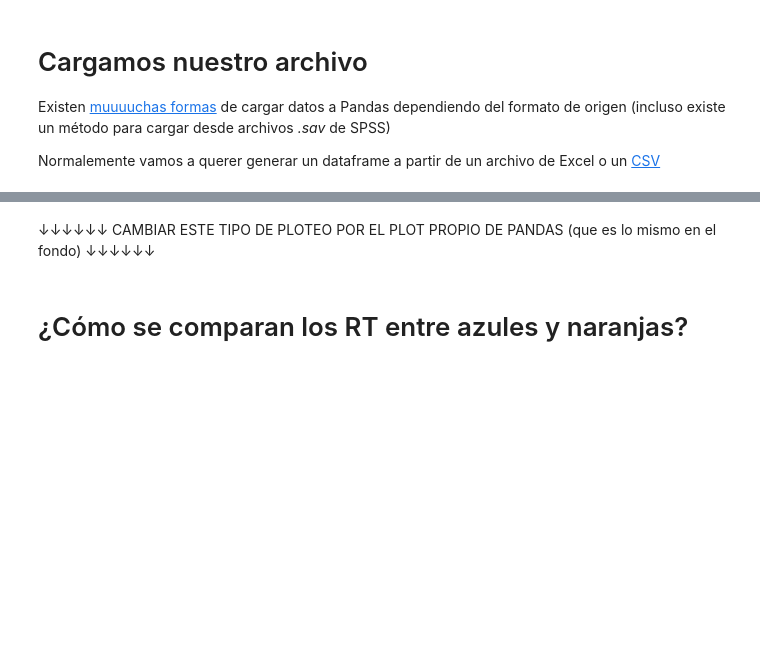
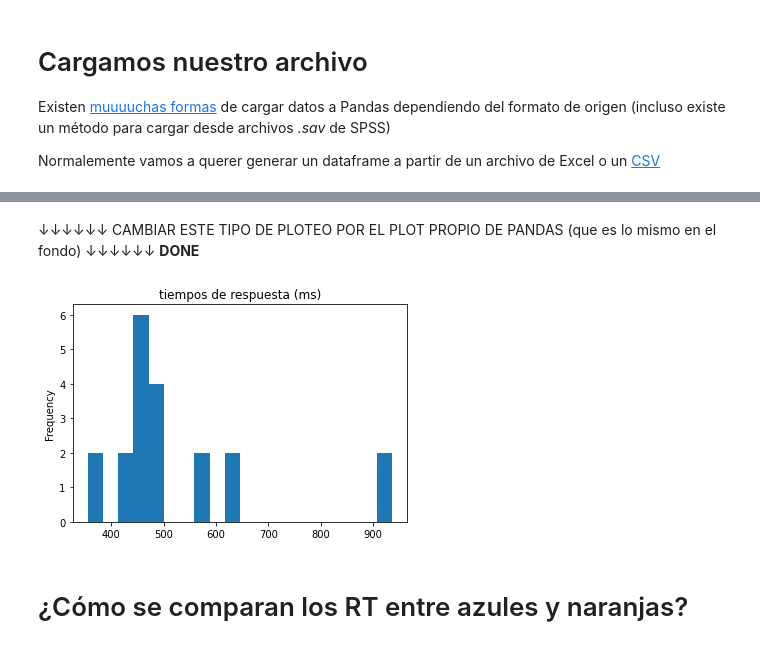
Before and after one commit to gastonbujia/curso-visualizacion-datos-SAN-2022, a Jupyter notebook: notebooks/SAN_dia_1.ipynb, the cells around one changed output, grey strips where cells are left out. Cells and saved outputs as stored; diff of their text form; code cells hidden in the pictures; blank space fills up the shorter version.

```diff
--- a/notebooks/SAN_dia_1.ipynb
+++ b/notebooks/SAN_dia_1.ipynb
@@ -251,7 +254,7 @@ Existen [muuuuchas formas](https://pandas.pydata.org/docs/user_guide/io.html) de
 Normalemente vamos a querer generar un dataframe a partir de un archivo de Excel o un [CSV](https://es.wikipedia.org/wiki/Valores_separados_por_comas)
 # %%
 # Creamos nuestro DataFrame con los datos de nuestro experimento
-df = pd.read_csv('/content/drive/MyDrive/datos_de_mi_experimento/data_psicodea_dia2.csv')
+df = pd.read_csv('https://raw.githubusercontent.com/gastonbujia/curso-visualizacion-datos-SAN-2022/main/data/data_dia_1.csv')
 # %%
 # Dimensiones descriptas en formato (filas, columnas)
 df.shape
@@ -280,5 +341,7 @@ df.info()
 # %% [markdown]
-↓↓↓↓↓↓ CAMBIAR ESTE TIPO DE PLOTEO POR EL PLOT PROPIO DE PANDAS (que es lo mismo en el fondo) ↓↓↓↓↓↓
+↓↓↓↓↓↓ CAMBIAR ESTE TIPO DE PLOTEO POR EL PLOT PROPIO DE PANDAS (que es lo mismo en el fondo) ↓↓↓↓↓↓ **DONE**
 # %%
 # Exploremos los tiempos de respuesta
-rt = df['rt']
+df['rt'].plot(kind='hist', bins=20, title='tiempos de respuesta (ms)');
+# %% [output]
+[figure, added]
```
Also changed, not shown: parts of 16 cells of this notebook.
